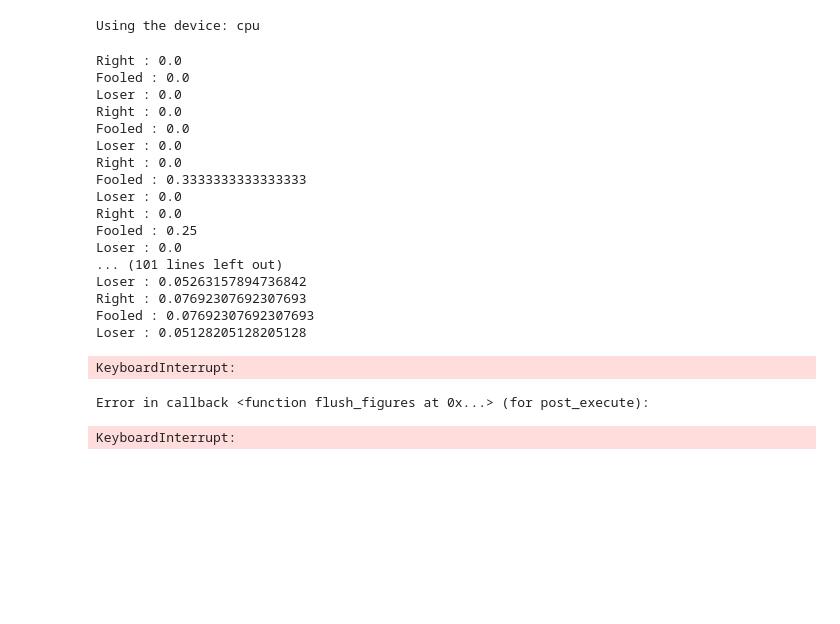
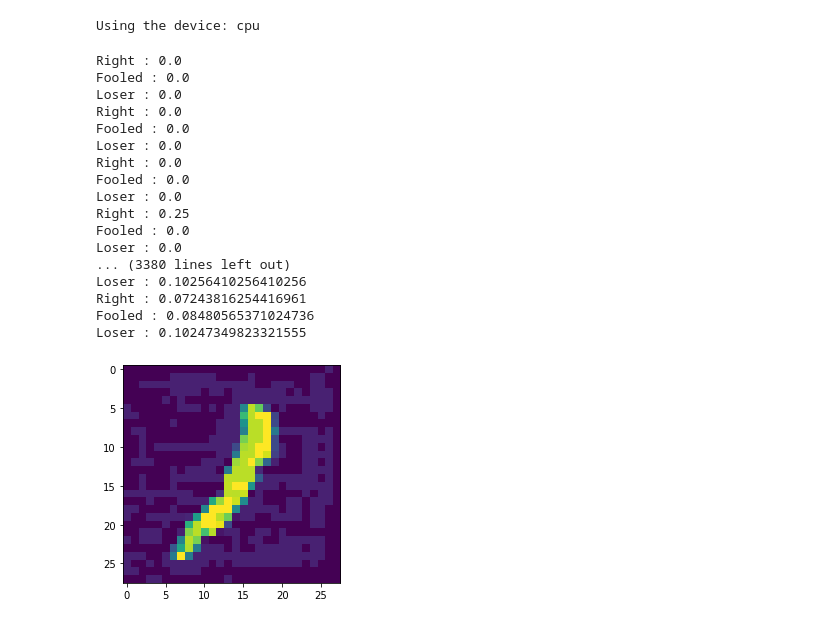
Before and after one commit to MAHA06/ThesisOulu, a Jupyter notebook: Adversarials/Thesis.ipynb, the cells around one changed output. Saved outputs shown, nothing was run; the diff lists cells and outputs as text; code cells hidden in the pictures; blank space fills up the shorter version.

Commit message:
added the model+small changes

```diff
--- a/Adversarials/Thesis.ipynb
+++ b/Adversarials/Thesis.ipynb
@@ -376,49 +376,48 @@ def testModel(model,criterion,device,test_loader,attack):
     p_out=model(perturbed_data)
     perturb_label=torch.argmax(p_out,dim=1)
     # print(perturb_label.item())
-
+    l_name="conv2"
     if perturb_label!=labels:
       totals+=1
       # print("Trying to determine for the true class:",labels.item()," which was labeled as:",perturb_label.item())
       taylors=range(0,num_classes)
-      taylors=[check_taylor_prediction(model,perturbed_data,best_fits['b_p'],torch.tensor(lab).reshape(1)) for lab in taylors ]
+      taylors=[check_taylor_prediction(model,perturbed_data,best_fits['b_p'],torch.tensor(lab).reshape(1),layer_name=l_name) for lab in taylors ]
       abs_x=[abs(t) for t in taylors]
       winner=np.argmax(taylors)
       loser=np.argmin(abs_x)
       if winner == perturb_label.item():
         fooled+=1
       if winner == labels.item():
         right+=1
       if loser == labels.item():
         loser_count+=1
       # r=check_taylor_prediction(model,data,best_fits['b_p'],perturb_label)
       print("Right :",right/totals)
       print("Fooled :",fooled/totals)
       print("Loser :",loser_count/totals)
 # conv2
 model.conv1.register_forward_hook(get_activation_input('conv1'))
 model.conv2.register_forward_hook(get_activation_input('conv2'))
+model.relu1.register_forward_hook(get_activation_input('relu1'))
 
 # model.conv2.register_forward_hook(get_activation_output('conv2'))
 testModel(model,criterion,'cpu',test_loader,"ifgsm")
 # %% [output]
 Right : 0.0
 Fooled : 0.0
 Loser : 0.0
 Right : 0.0
 Fooled : 0.0
 Loser : 0.0
 Right : 0.0
-Fooled : 0.3333333333333333
+Fooled : 0.0
 Loser : 0.0
-Right : 0.0
-Fooled : 0.25
+Right : 0.25
+Fooled : 0.0
 Loser : 0.0
-... (101 lines left out)
-Loser : 0.05263157894736842
-Right : 0.07692307692307693
-Fooled : 0.07692307692307693
-Loser : 0.05128205128205128
+... (3380 lines left out)
+Loser : 0.10256410256410256
+Right : 0.07243816254416961
+Fooled : 0.08480565371024736
+Loser : 0.10247349823321555
-KeyboardInterrupt:
-Error in callback <function flush_figures at 0x...> (for post_execute):
-KeyboardInterrupt:
+[figure, added]
```
Also changed, not shown: 2 other files.
